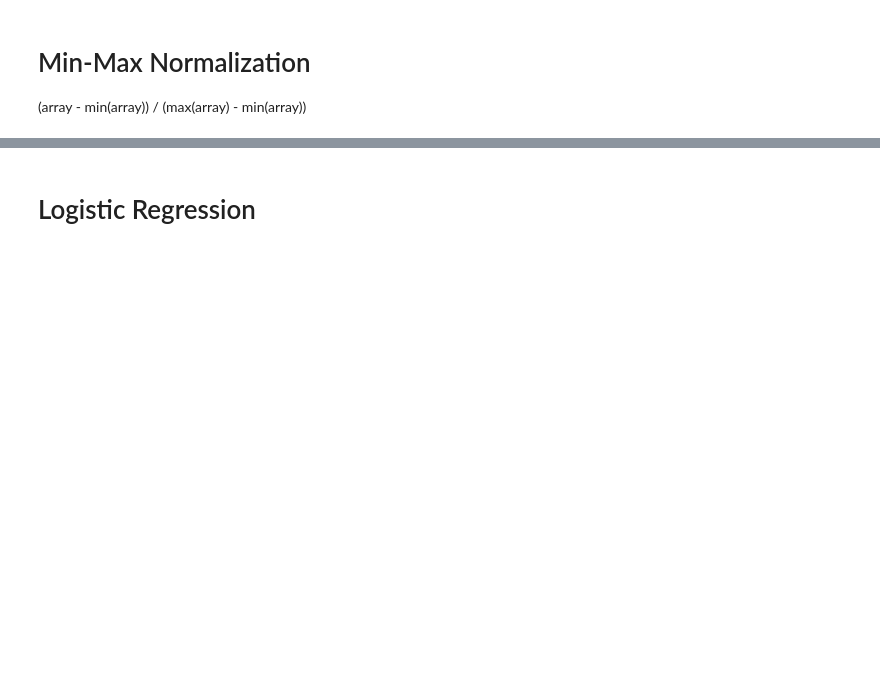
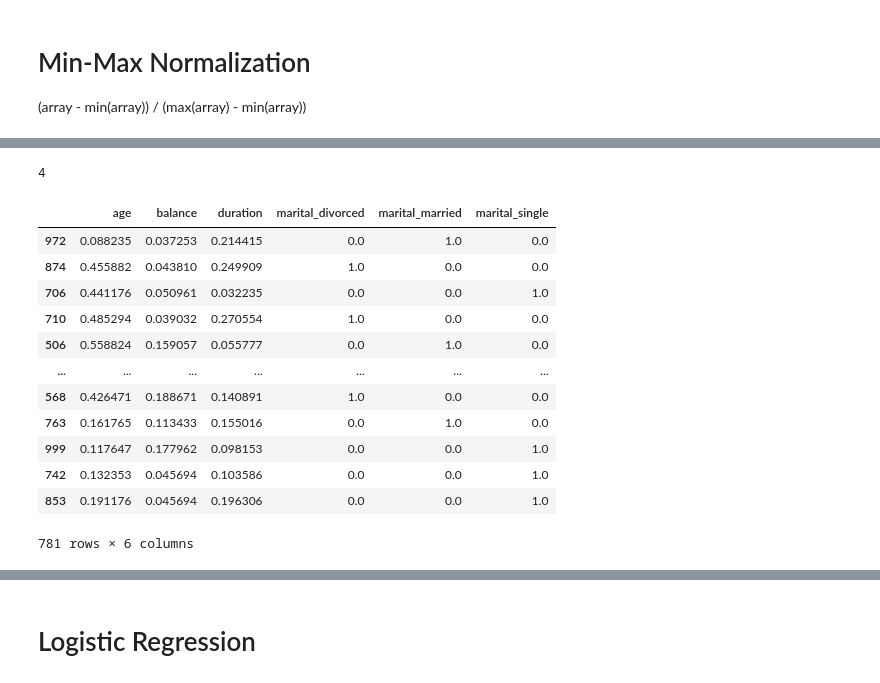
Before and after one commit to Midun32/FDSFE_AAdesola, a Jupyter notebook: CodesInClass/Copy_of_FDSfE_logistic_regression_10Oct23.ipynb, the cells around one changed output, grey strips where cells are left out. Saved outputs shown, nothing was run; the diff lists cells and outputs as text; code cells hidden in the pictures; blank space fills up the shorter version.

```diff
--- a/CodesInClass/Copy_of_FDSfE_logistic_regression_10Oct23.ipynb
+++ b/CodesInClass/Copy_of_FDSfE_logistic_regression_10Oct23.ipynb
@@ -247,0 +289,22 @@ features.hist(figsize=(10,10));
+# %%
+len(output)
+# %% [output]
+4
+# %%
+F_trn, F_tst, T_trn, T_tst = train_test_split(features, target)
+# %%
+F_trn
+# %% [output]
+|  | age | balance | duration | marital_divorced | marital_married | marital_single |
+| 972 | 0.088235 | 0.037253 | 0.214415 | 0.0 | 1.0 | 0.0 |
+| 874 | 0.455882 | 0.043810 | 0.249909 | 1.0 | 0.0 | 0.0 |
+| 706 | 0.441176 | 0.050961 | 0.032235 | 0.0 | 0.0 | 1.0 |
+| 710 | 0.485294 | 0.039032 | 0.270554 | 1.0 | 0.0 | 0.0 |
+| 506 | 0.558824 | 0.159057 | 0.055777 | 0.0 | 1.0 | 0.0 |
+| ... | ... | ... | ... | ... | ... | ... |
+| 568 | 0.426471 | 0.188671 | 0.140891 | 1.0 | 0.0 | 0.0 |
+| 763 | 0.161765 | 0.113433 | 0.155016 | 0.0 | 1.0 | 0.0 |
+| 999 | 0.117647 | 0.177962 | 0.098153 | 0.0 | 0.0 | 1.0 |
+| 742 | 0.132353 | 0.045694 | 0.103586 | 0.0 | 0.0 | 1.0 |
+| 853 | 0.191176 | 0.045694 | 0.196306 | 0.0 | 0.0 | 1.0 |
+781 rows × 6 columns
```
Also changed, not shown: parts of 25 cells of this notebook.
